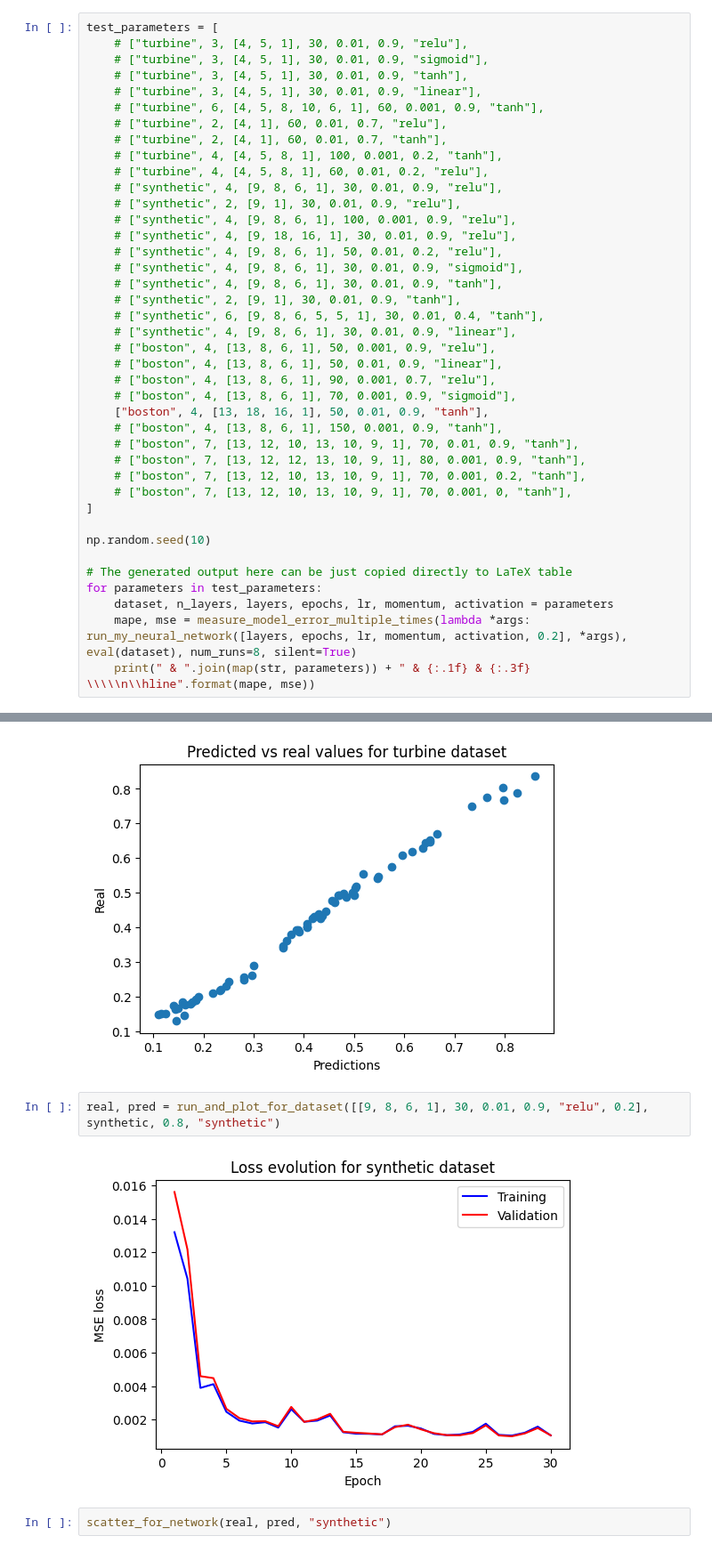
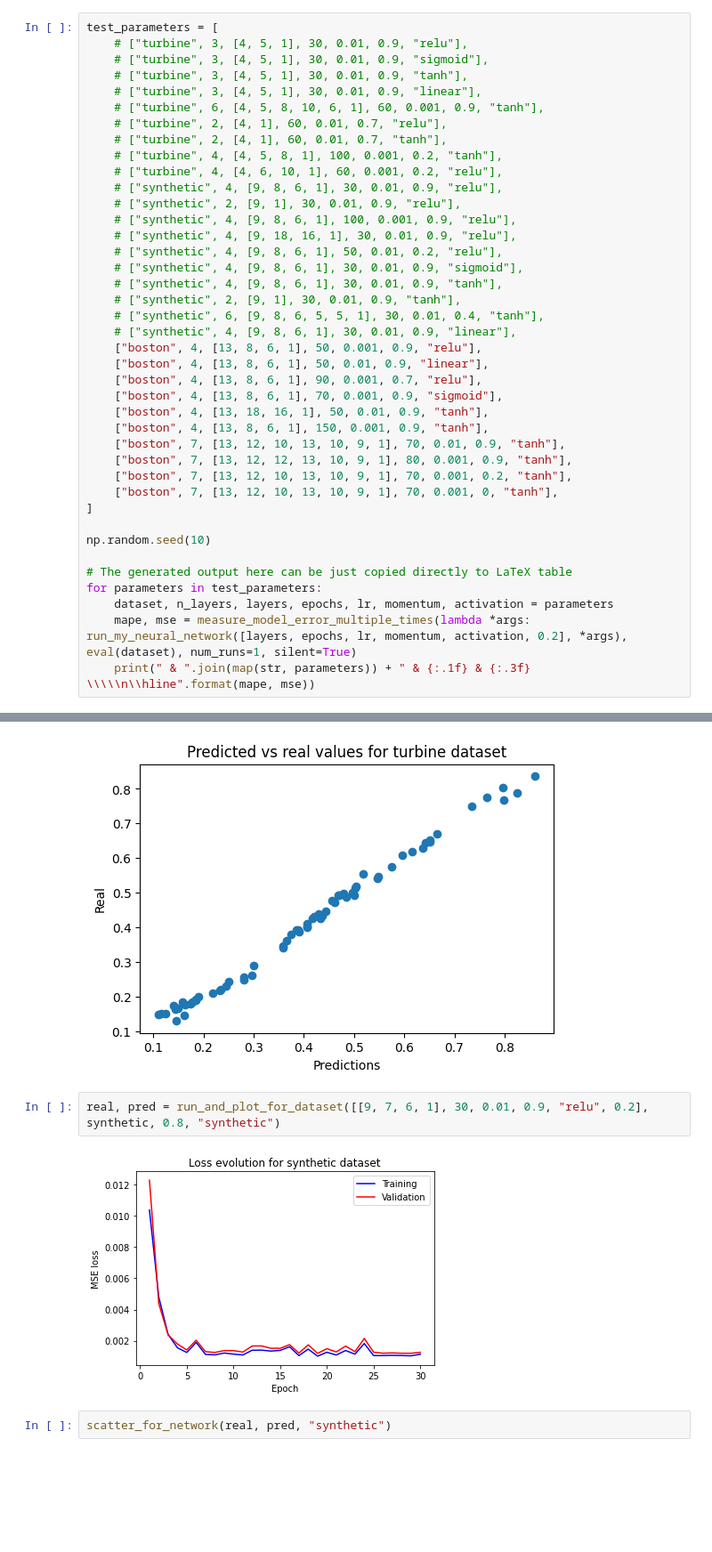
Before and after one commit to ddatsko/URV_NEC_HW1, a Jupyter notebook: model_result_comparison.ipynb, the cells around one changed output, grey strips where cells are left out. Shown: that part at 89% size. Drawn from its saved outputs; the diff is of its cells as text; blank space fills up the shorter version.

```diff
--- a/model_result_comparison.ipynb
+++ b/model_result_comparison.ipynb
@@ -199,7 +222,7 @@ test_parameters = [
     # ["turbine", 2, [4, 1], 60, 0.01, 0.7, "relu"],
     # ["turbine", 2, [4, 1], 60, 0.01, 0.7, "tanh"],
     # ["turbine", 4, [4, 5, 8, 1], 100, 0.001, 0.2, "tanh"],
-    # ["turbine", 4, [4, 5, 8, 1], 60, 0.01, 0.2, "relu"],
+    # ["turbine", 4, [4, 6, 10, 1], 60, 0.001, 0.2, "relu"],
     # ["synthetic", 4, [9, 8, 6, 1], 30, 0.01, 0.9, "relu"],
     # ["synthetic", 2, [9, 1], 30, 0.01, 0.9, "relu"],
     # ["synthetic", 4, [9, 8, 6, 1], 100, 0.001, 0.9, "relu"],
@@ -210,16 +233,16 @@ test_parameters = [
     # ["synthetic", 2, [9, 1], 30, 0.01, 0.9, "tanh"],
     # ["synthetic", 6, [9, 8, 6, 5, 5, 1], 30, 0.01, 0.4, "tanh"],
     # ["synthetic", 4, [9, 8, 6, 1], 30, 0.01, 0.9, "linear"],
-    # ["boston", 4, [13, 8, 6, 1], 50, 0.001, 0.9, "relu"],
-    # ["boston", 4, [13, 8, 6, 1], 50, 0.01, 0.9, "linear"],
-    # ["boston", 4, [13, 8, 6, 1], 90, 0.001, 0.7, "relu"],
-    # ["boston", 4, [13, 8, 6, 1], 70, 0.001, 0.9, "sigmoid"],
+    ["boston", 4, [13, 8, 6, 1], 50, 0.001, 0.9, "relu"],
+    ["boston", 4, [13, 8, 6, 1], 50, 0.01, 0.9, "linear"],
+    ["boston", 4, [13, 8, 6, 1], 90, 0.001, 0.7, "relu"],
+    ["boston", 4, [13, 8, 6, 1], 70, 0.001, 0.9, "sigmoid"],
     ["boston", 4, [13, 18, 16, 1], 50, 0.01, 0.9, "tanh"],
-    # ["boston", 4, [13, 8, 6, 1], 150, 0.001, 0.9, "tanh"],
-    # ["boston", 7, [13, 12, 10, 13, 10, 9, 1], 70, 0.01, 0.9, "tanh"],
-    # ["boston", 7, [13, 12, 12, 13, 10, 9, 1], 80, 0.001, 0.9, "tanh"],
-    # ["boston", 7, [13, 12, 10, 13, 10, 9, 1], 70, 0.001, 0.2, "tanh"],
-    # ["boston", 7, [13, 12, 10, 13, 10, 9, 1], 70, 0.001, 0, "tanh"],
+    ["boston", 4, [13, 8, 6, 1], 150, 0.001, 0.9, "tanh"],
+    ["boston", 7, [13, 12, 10, 13, 10, 9, 1], 70, 0.01, 0.9, "tanh"],
+    ["boston", 7, [13, 12, 12, 13, 10, 9, 1], 80, 0.001, 0.9, "tanh"],
+    ["boston", 7, [13, 12, 10, 13, 10, 9, 1], 70, 0.001, 0.2, "tanh"],
+    ["boston", 7, [13, 12, 10, 13, 10, 9, 1], 70, 0.001, 0, "tanh"],
 ]
 
 np.random.seed(10)
@@ -227,6 +250,6 @@ np.random.seed(10)
 # The generated output here can be just copied directly to LaTeX table
 for parameters in test_parameters:
     dataset, n_layers, layers, epochs, lr, momentum, activation = parameters
-    mape, mse = measure_model_error_multiple_times(lambda *args: run_my_neural_network([layers, epochs, lr, momentum, activation, 0.2], *args), eval(dataset), num_runs=8, silent=True)
+    mape, mse = measure_model_error_multiple_times(lambda *args: run_my_neural_network([layers, epochs, lr, momentum, activation, 0.2], *args), eval(dataset), num_runs=1, silent=True)
     print(" & ".join(map(str, parameters)) + " & {:.1f} & {:.3f} \\\\\n\\hline".format(mape, mse))
 # %% [output]
@@ -283,9 +329,9 @@ scatter_for_network(real, pred, "turbine")
 # %% [output]
 [figure]
 # %%
-real, pred = run_and_plot_for_dataset([[9, 8, 6, 1], 30, 0.01, 0.9, "relu", 0.2], synthetic, 0.8, "synthetic")
+real, pred = run_and_plot_for_dataset([[9, 7, 6, 1], 30, 0.01, 0.9, "relu", 0.2], synthetic, 0.8, "synthetic")
 # %% [output]
-[figure, old version]
+[figure, new version]
 # %%
 scatter_for_network(real, pred, "synthetic")
 # %% [output]
```
Also changed, not shown: parts of 30 cells of this notebook, 1 other file.
